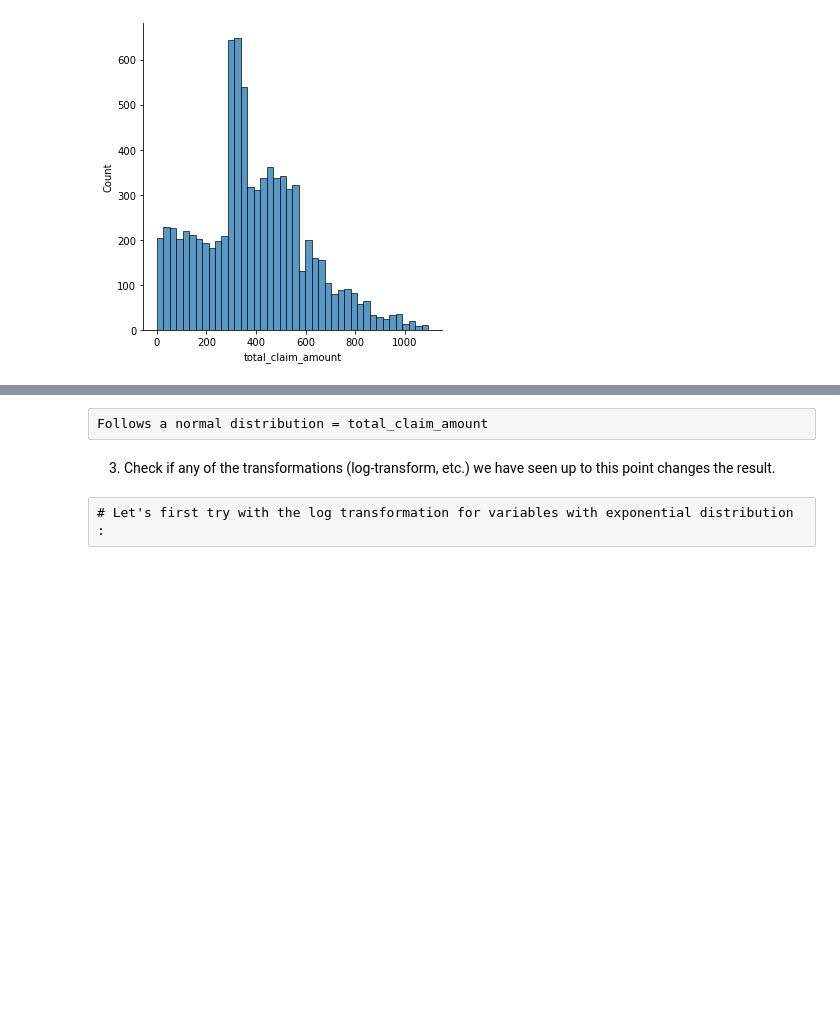
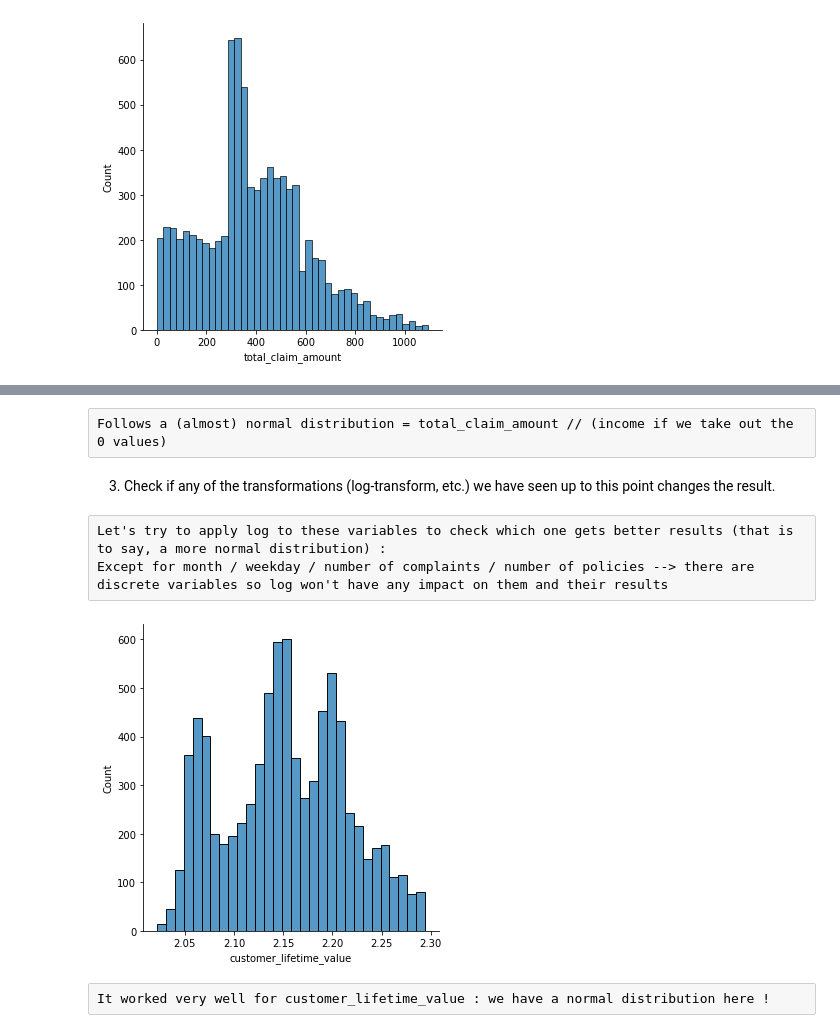
Before and after one commit to audedef/lab-week4-clean-knn-tests, a Jupyter notebook: Lab_week4_answer.ipynb, the cells around one changed output, grey strips where cells are left out. Saved outputs shown, nothing was run; the diff lists cells and outputs as text; code cells hidden in the pictures; blank space fills up the shorter version.

```diff
--- a/Lab_week4_answer.ipynb
+++ b/Lab_week4_answer.ipynb
@@ -1486,9 +1485,10 @@ Follows an exponential distribution = number_of_open_complaints // number_of_pol
 # %% [raw]
-Follows a normal distribution = total_claim_amount
+Follows a (almost) normal distribution = total_claim_amount // (income if we take out the 0 values)
 # %% [markdown]
 3. Check if any of the transformations (log-transform, etc.) we have seen up to this point changes the result.
-# %% [raw]
-# Let's first try with the log transformation for variables with exponential distribution :
+# %% [raw]
+Let's try to apply log to these variables to check which one gets better results (that is to say, a more normal distribution) :
+Except for month / weekday / number of complaints / number of policies --> there are discrete variables so log won't have any impact on them and their results
 # %%
 def log_transformation(x):
     x = np.log(x)
@@ -1496,3 +1496,11 @@ def log_transformation(x):
         return x
     else:
         return 0
+# %%
+clv_log = df_numericals['customer_lifetime_value'].apply(lambda x :log_transformation(x))
+sns.displot(clv_log)
+plt.show()
+# %% [output]
+[figure, added]
+# %% [raw]
+It worked very well for customer_lifetime_value : we have a normal distribution here !
```
Also changed, not shown: parts of 29 cells of this notebook.
